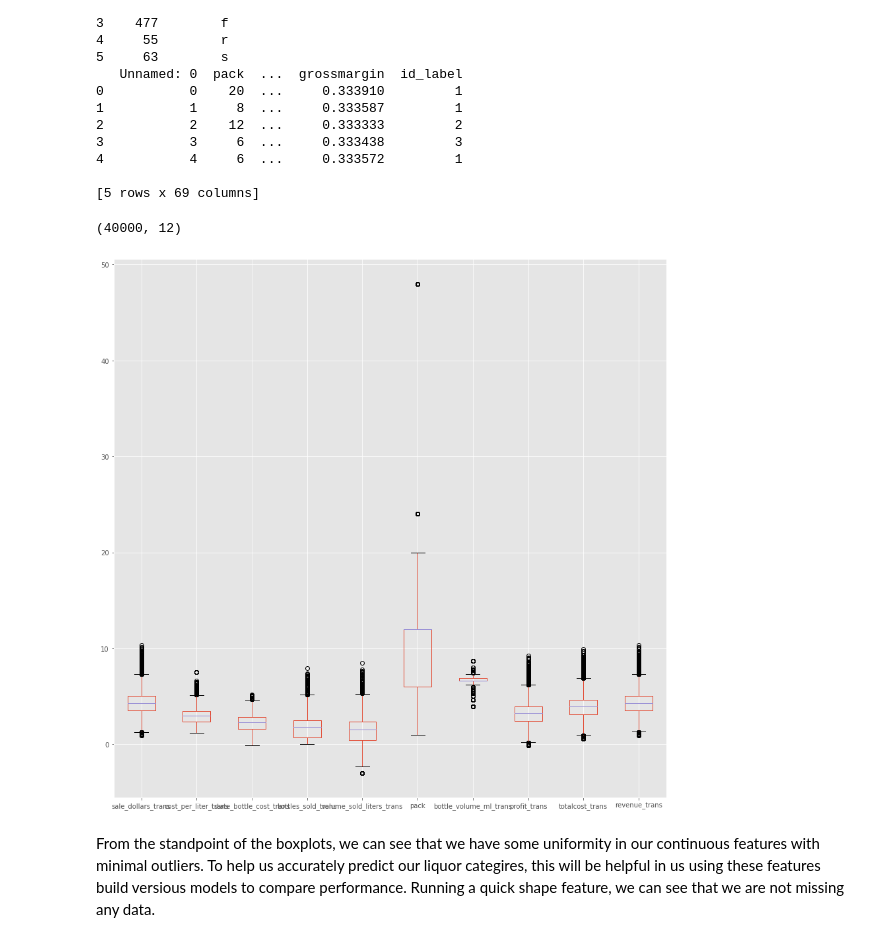
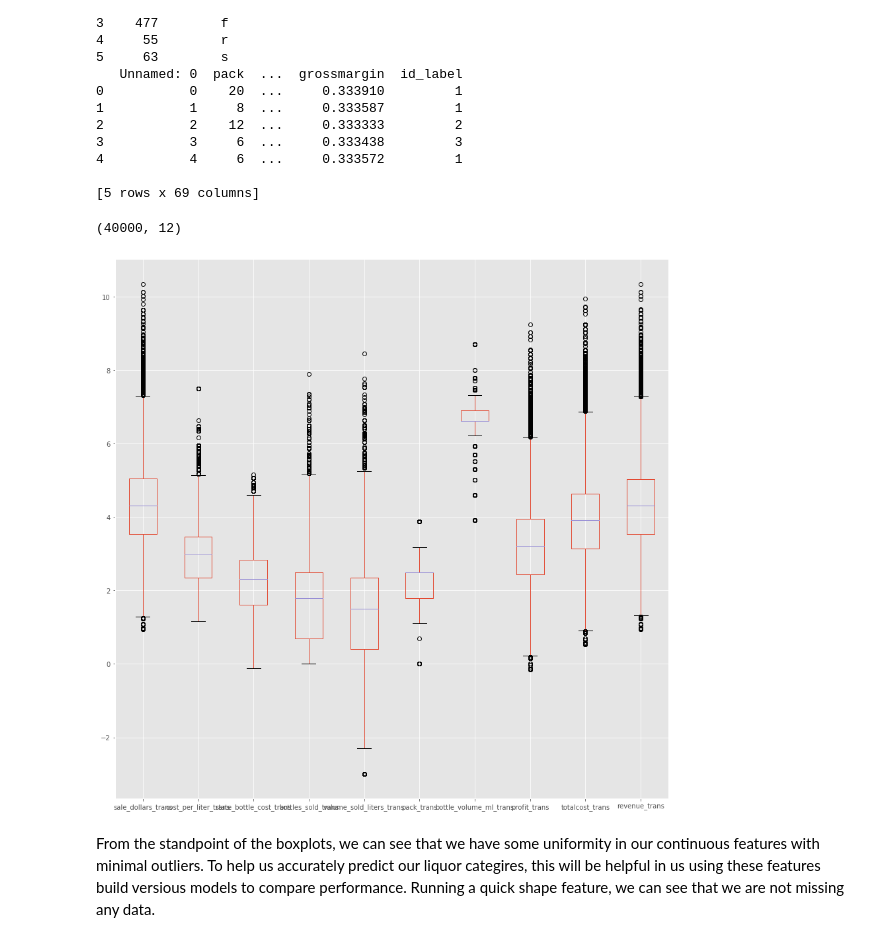
Before and after one commit to jjschueder/7331DataMiningNotebooks, a Jupyter notebook: lab2/Copy_of_Lab2_DC.ipynb, the cells around one changed output. Cells and saved outputs as stored; diff of their text form; code cells hidden in the pictures.

```diff
--- a/lab2/Copy_of_Lab2_DC.ipynb
+++ b/lab2/Copy_of_Lab2_DC.ipynb
@@ -219,6 +218,8 @@ data['revenue'] = data['state_bottle_retail']*data['bottles_sold']
 data['revenue_trans']= np.log(data['revenue'])
 
 data['bottle_volume_ml_trans']= np.log(data['bottle_volume_ml'])
+
+data['pack_trans']= np.log(data['pack'])
 # %%
 # Since we transformed a number of continuous variables, we can drop them so that we are working directly on our normalized data
 
@@ -227,35 +228,35 @@ data['bottle_volume_ml_trans']= np.log(data['bottle_volume_ml'])
 # except for liquor_category_WHISKY since that is what we want to classify on, along
 # with all the store_ attributes
 """
 cat_vars=['counter', 'liquor_category', 'store_parent',
  'month', 'year', 'monthyear', 'liquor_category_AMARETTO', 'liquor_category_BRANDY', 'liquor_category_GIN',
  'liquor_category_LIQUEUR', 'liquor_category_Other', 'liquor_category_RUM', 'liquor_category_SCHNAPPS',
  'liquor_category_TEQUILA', 'liquor_category_VODKA', 'month_Apr', 'month_Aug', 'month_Dec', 'month_Feb',
  'month_Jan', 'month_Jul', 'month_Jun', 'month_Mar', 'month_May', 'month_Nov', 'month_Oct', 'month_Sep',
  'store_parent_CVS', 'store_parent_Caseys', 'store_parent_Hy-Vee', 'store_parent_Kum&Go',
  'store_parent_Other', 'store_parent_QuikTrip', 'store_parent_SamsClub', 'store_parent_SmokingJoes',
  'store_parent_Target', 'store_parent_Wal-Mart', 'store_parent_Walgreens']
 data_vars=data.columns.values.tolist()
 to_keep=[i for i in data_vars if i not in cat_vars]
 """
 #keep our transformed detail, along with the timing and store name detail
 
 to_keep=['sale_dollars_trans', 'cost_per_liter_trans', 'store_parent',
       'state_bottle_cost_trans', 'bottles_sold_trans',
-       'volume_sold_liters_trans','pack', 'bottle_volume_ml_trans',
+       'volume_sold_liters_trans','pack_trans', 'bottle_volume_ml_trans',
        'profit_trans', 'totalcost_trans', 'revenue_trans', 'id_label']
 data_final=data[to_keep]
 data_final.columns.values
 
 #boxplot of all the variables
 plt.figure(figsize=(15, 15))
 ax = data_final.boxplot()
 #ax.set_yscale('log')
 
 print(data_final.shape)
 # %% [output]
 (40000, 12)
-[figure, old version]
+[figure, new version]
 # %% [markdown]
 From the standpoint of the boxplots, we can see that we have some uniformity in our continuous features with minimal outliers. To help us accurately predict our liquor categires, this will be helpful in us using these features build versious models to compare performance. Running a quick shape feature, we can see that we are not missing any data.
 # %%
```
Also changed, not shown: parts of 31 cells of this notebook.
